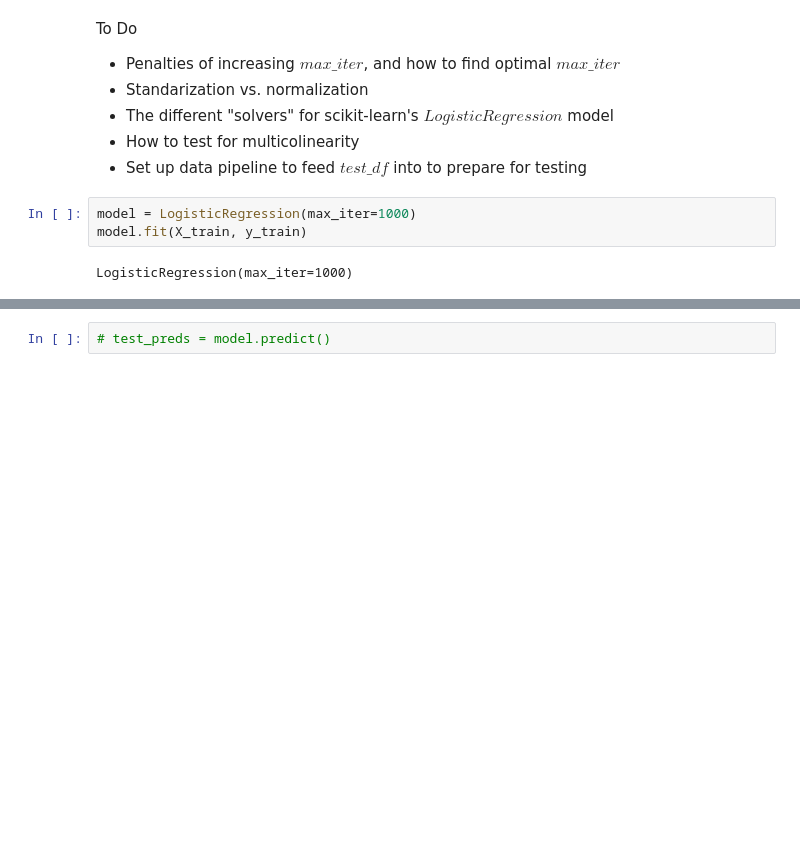
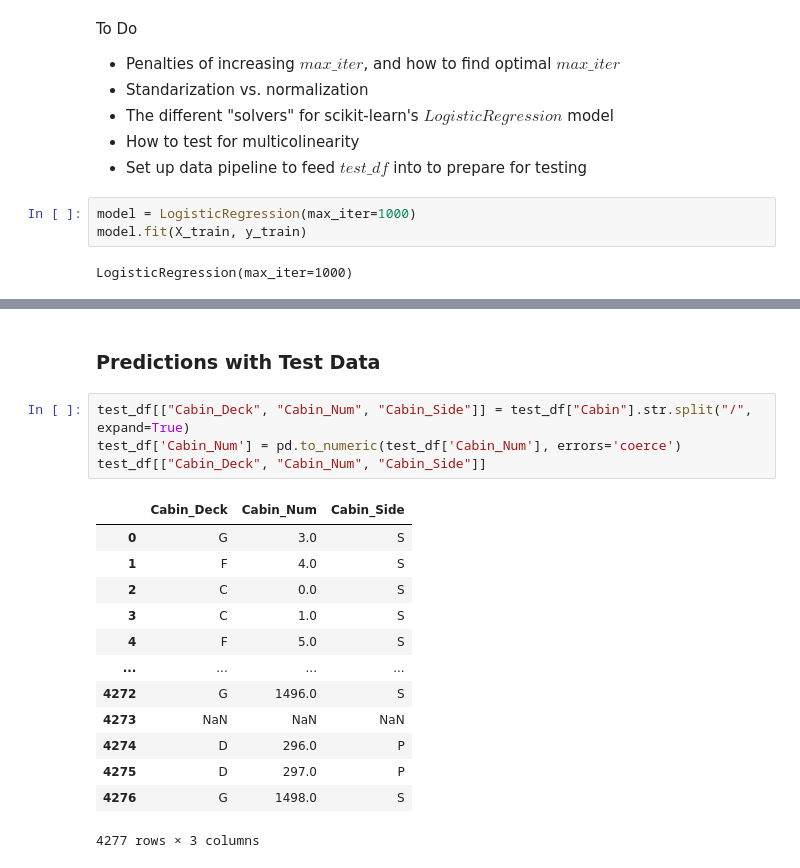
Before and after one commit to 20mattk/Kaggle-Spaceship-Titanic-Competition, a Jupyter notebook: spaceship.ipynb, the cells around one changed output, grey strips where cells are left out. Cells and saved outputs as stored; diff of their text form; blank space fills up the shorter version.

```diff
--- a/spaceship.ipynb
+++ b/spaceship.ipynb
@@ -266,5 +270,23 @@ Validation Accuracy: 0.8013041810510165
     accuracy                           0.80      2607
    macro avg       0.80      0.80      0.80      2607
 weighted avg       0.80      0.80      0.80      2607
-# %%
-# test_preds = model.predict()
+# %% [markdown]
+### Predictions with Test Data
+# %%
+test_df[["Cabin_Deck", "Cabin_Num", "Cabin_Side"]] = test_df["Cabin"].str.split("/", expand=True)
+test_df['Cabin_Num'] = pd.to_numeric(test_df['Cabin_Num'], errors='coerce')
+test_df[["Cabin_Deck", "Cabin_Num", "Cabin_Side"]]
+# %% [output]
+|  | Cabin_Deck | Cabin_Num | Cabin_Side |
+| 0 | G | 3.0 | S |
+| 1 | F | 4.0 | S |
+| 2 | C | 0.0 | S |
+| 3 | C | 1.0 | S |
+| 4 | F | 5.0 | S |
+| ... | ... | ... | ... |
+| 4272 | G | 1496.0 | S |
+| 4273 | NaN | NaN | NaN |
+| 4274 | D | 296.0 | P |
+| 4275 | D | 297.0 | P |
+| 4276 | G | 1498.0 | S |
+4277 rows × 3 columns
```
Also changed, not shown: parts of 12 cells of this notebook, 1 other file.
